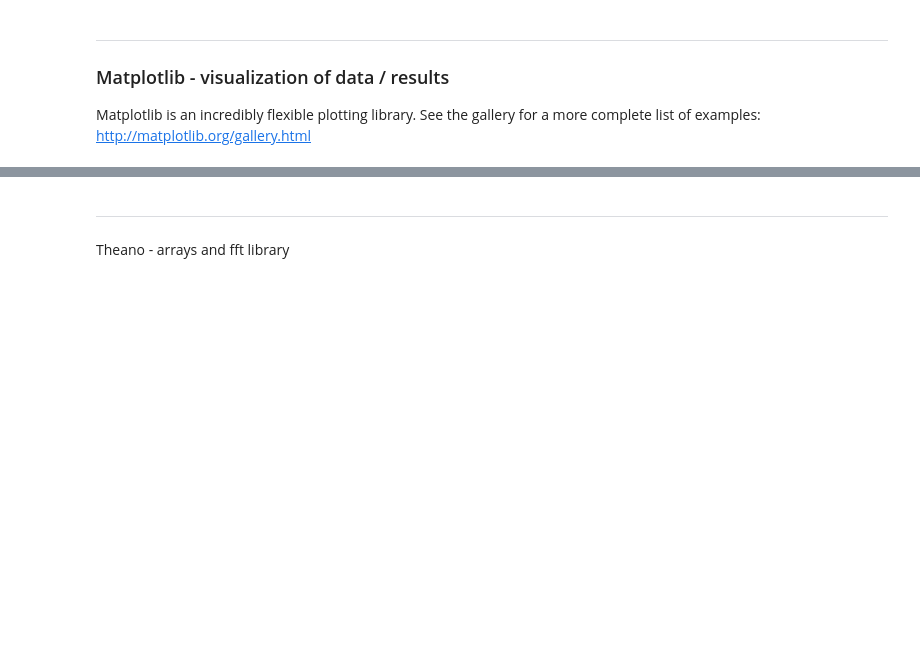
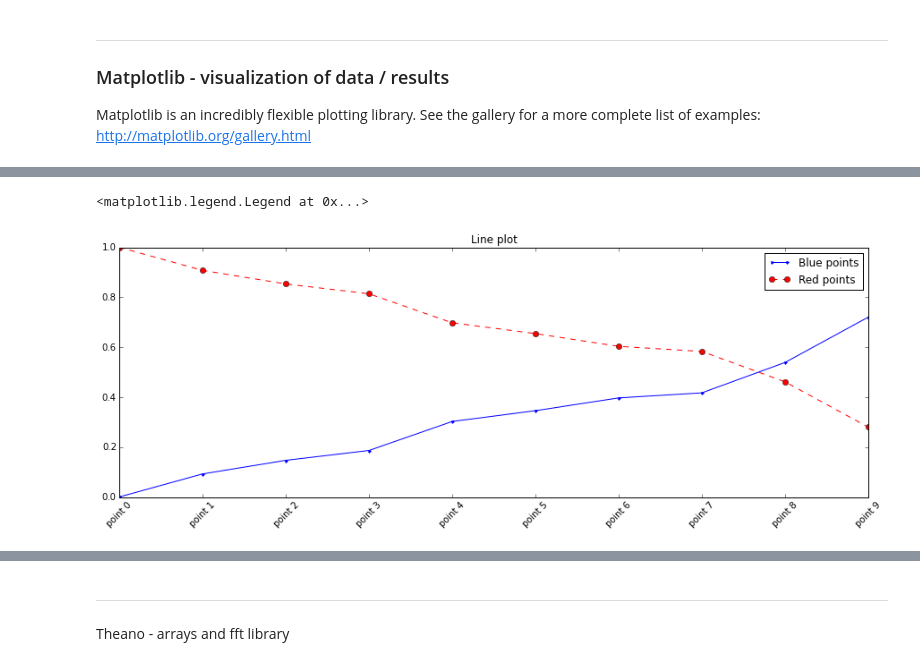
Before and after one commit to ML4P/ml-for-python-programmers, a Jupyter notebook: Section 1.ipynb, the cells around one changed output, grey strips where cells are left out. Saved outputs shown, nothing was run; the diff lists cells and outputs as text; code cells hidden in the pictures; blank space fills up the shorter version.

```diff
--- a/Section 1.ipynb
+++ b/Section 1.ipynb
@@ -224,0 +244,12 @@ Matplotlib is an incredibly flexible plotting library. See the gallery for a mor
+# %%
+points = e1.random(10)
+points.sort()
+xaxis = np.arange(len(points))
+plt.title("Line plot")
+plt.plot(xaxis, points, ".-", label="Blue points")
+plt.plot(xaxis, 1 - points, "o--", color="red", label="Red points")
+plt.xticks(xaxis, [ "point %s" %(x, ) for x in xaxis], rotation=45)
+plt.legend()
+# %% [output]
+<matplotlib.legend.Legend at 0x...>
+[figure, added]
```
Also changed, not shown: parts of 5 cells of this notebook.
